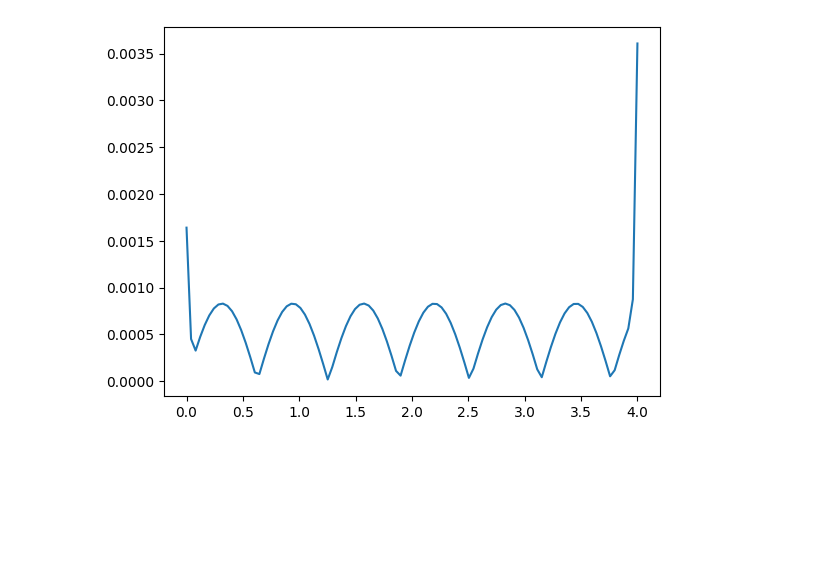
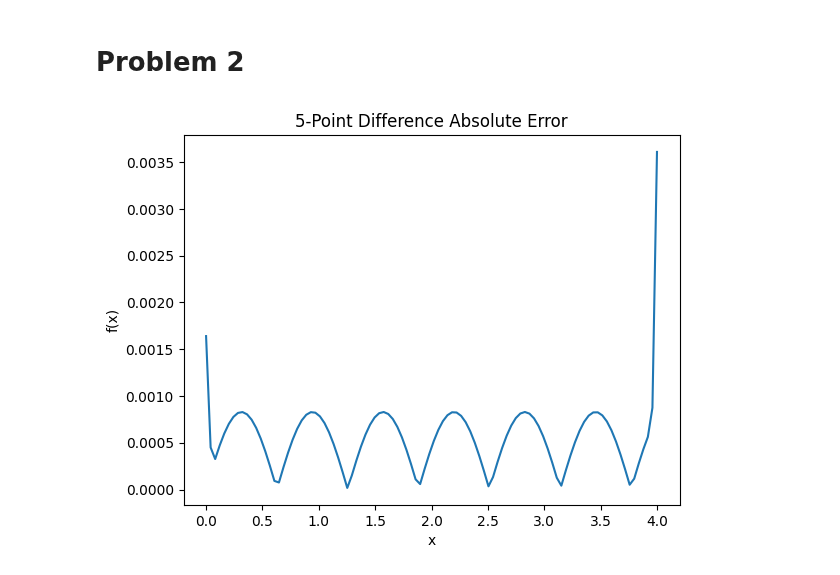
Before and after one commit to diegosol127/AERO-222-Numerical-Methods, a Jupyter notebook: Homework/HW4/AERO222_HW4_Solution.ipynb, the cells around one changed output. Drawn from its saved outputs; the diff is of its cells as text; code cells hidden in the pictures; blank space fills up the shorter version.

```diff
--- a/Homework/HW4/AERO222_HW4_Solution.ipynb
+++ b/Homework/HW4/AERO222_HW4_Solution.ipynb
@@ -2,28 +2,34 @@
 import numpy as np
 import matplotlib.pyplot as plt
 from numpy import sin, cos
+# %% [markdown]
+# Problem 2
 # %%
 x = np.linspace(0,4,100)
 h = x[1] - x[0]
 
 f = 3*cos(5*x) - 2*x**3 + x**2 - 4*x + 16
 df_true = -15*sin(5*x) - 6*x**2 + 2*x - 4
 
 df_5pt = np.zeros_like(x)
 for i in range(len(x)):
     if i == 0:
         df_5pt[i] = (-25*f[i] + 48*f[i+1] - 36*f[i+2] + 16*f[i+3] - 3*f[i+4]) / (12*h)
     elif i == 1:
         df_5pt[i] = (-3*f[i-1] - 10*f[i] + 18*f[i+1] - 6*f[i+2] + f[i+3]) / (12*h)
     elif i == len(x)-1:
         df_5pt[i] = (3*f[i-4] - 16*f[i-3] + 36*f[i-2] - 48*f[i-1] + 25*f[i]) / (12*h)
     elif i == len(x)-2:
         df_5pt[i] = (-f[i-3] + 6*f[i-2] - 18*f[i-1] + 10*f[i] + 3*f[i+1]) / (12*h)
     else:
         df_5pt[i] = (f[i-2] - 8*f[i-1] + 8*f[i+1] - f[i+2]) / (12*h)
 
 error = abs(df_5pt- df_true)
+
 plt.plot(x,error)
+plt.xlabel('x')
+plt.ylabel('f(x)')
+plt.title('5-Point Difference Absolute Error')
 plt.show()
 # %% [output]
-[figure, old version]
+[figure, new version]
```
Also changed, not shown: parts of 6 cells of this notebook, 2 other files.
